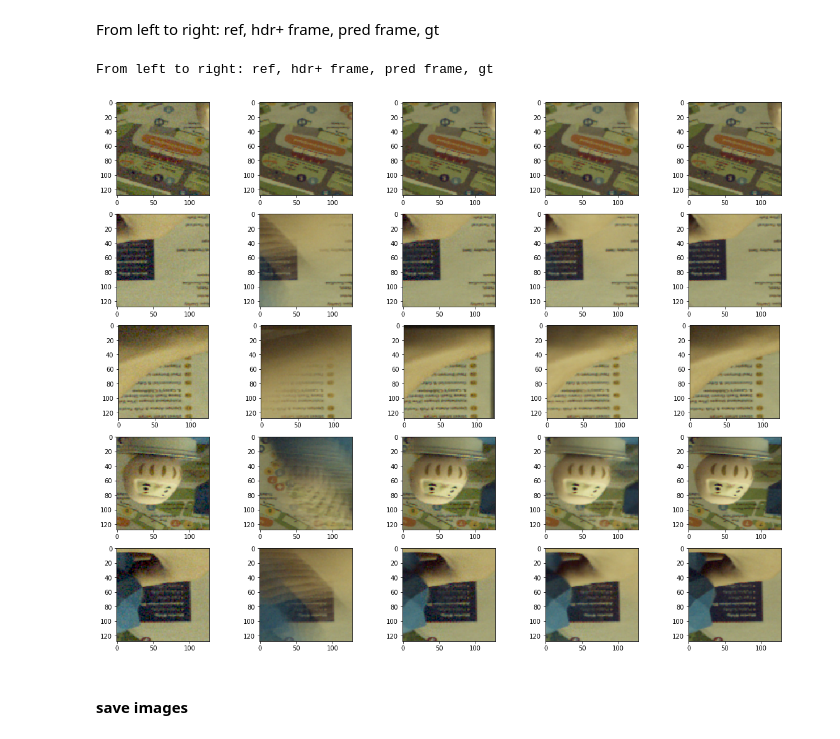
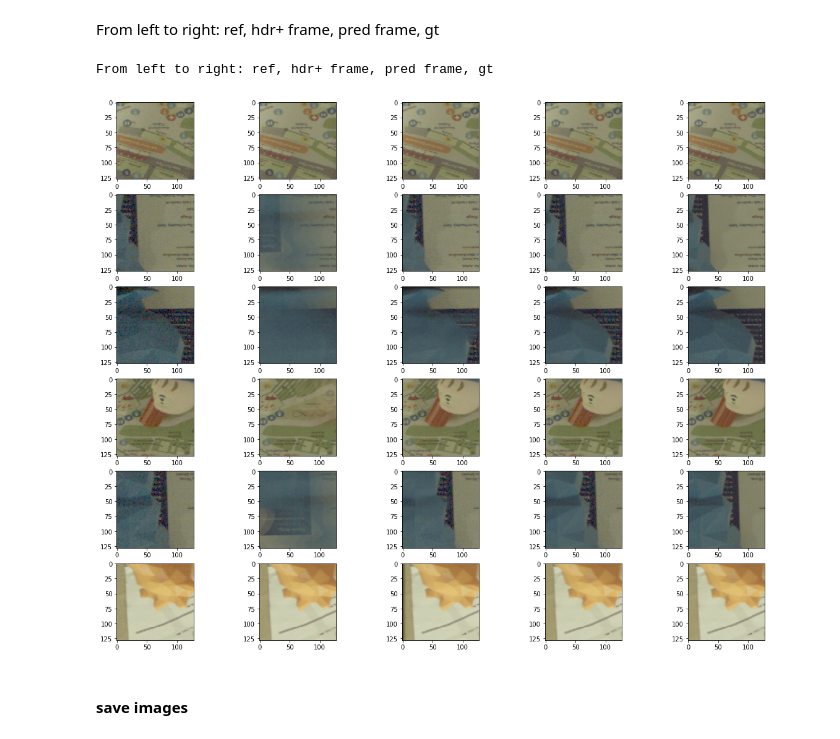
Before and after one commit to cianhwang/hdr_video, a Jupyter notebook: model/eval.ipynb, the cells around one changed output. Cells and saved outputs as stored; diff of their text form; code cells hidden in the pictures.

```diff
--- a/model/eval.ipynb
+++ b/model/eval.ipynb
@@ -25,6 +25,6 @@ args = parser.parse_args("")
 with open('args.json', 'r') as f:
     args.__dict__ = json.load(f)
 
-args.__dict__['merge_ver']='mp'
+args.__dict__['merge_ver']='m'
 print(args)
 # %% [output]
@@ -34,7 +34,7 @@ model = net.Net(args).cuda()
 optimizer = optim.Adam(filter(lambda p: p.requires_grad, model.parameters()), lr = 1e-4)
 loss_fn = nn.L1Loss()
 # %%
-restore_path = os.path.join('ckpt/1003_00_20/', 'best.pth.tar')
+restore_path = os.path.join('ckpt/1104_12_19/', 'best.pth.tar')
 
 # 0922_20_45 : merge_mask
 # 0928_19_43 : merge_mask w/ RAFT
@@ -46,6 +46,7 @@ restore_path = os.path.join('ckpt/1003_00_20/', 'best.pth.tar')
 # 1003_00_42t : mergenet-[p] fine-tuned on input_2.npy
 # 1015_17_50: mergenet-[mp] w/o layer5&6
 # 1015_22_29: mergenet-[m]
+# 1104_12_19: mergenet-[m] on 4K HDR
 model, optimizer, start_epoch, best_val_loss = load_checkpoint(restore_path, model, optimizer)
 print("epoch:", start_epoch)
 # %% [output]
@@ -81,7 +82,7 @@ labels_batch = labels_batch[:, :, :512, :window_size]#.pow(1/2.2)
 labels_batch = torch.clamp(labels_batch, 0., 1.)
 
 
-gamma_val = 1.5
+gamma_val = 2.2
 bit_depth = 5
 n_frames = 8
 
@@ -248,7 +249,7 @@ loss = 0.00785
 ## HDRPlus (!!Need to adjust merge threshold!!)
 # %%
 val_imgs = (val_batch[0].numpy()*1024.0).astype(np.int16) #* (2**bit_depth -1)).astype(np.uint16)
-output_hdrplus = HDRPlus_model(val_imgs, 8000.0)#.astype(np.uint16)
+output_hdrplus = HDRPlus_model(val_imgs, 1200.0)#.astype(np.uint16)
 # %% [output]
 merging 1th alternative frame
 merging 2th alternative frame
@@ -286,19 +287,19 @@ loss =  0.007680443766004638
 # %% [markdown]
 From left to right: ref, hdr+ frame, pred frame, gt
 # %%
-visual_list = [(200, 400), (100, 800), (0, 900), (150, 500), (90, 750)]
+visual_list = [(200, 400), (100, 800), (0, 700), (150, 500), (90, 750), (100, 0)]
 print("From left to right: ref, hdr+ frame, pred frame, gt")
 fig, ax = plt.subplots(len(visual_list), 5, figsize=(20, 16))
 for i, (x, y) in enumerate(visual_list):
     ax[i][0].imshow(rgb_ref[x:x+128, y:y+128])
     ax[i][1].imshow(rgb_avg[x:x+128, y:y+128])
     ax[i][2].imshow(rgb_hdrp[x:x+128, y:y+128])
     ax[i][3].imshow(rgb_output[x:x+128, y:y+128])
     ax[i][4].imshow(rgb_gt[x:x+128, y:y+128])
 plt.show()
 # %% [output]
 From left to right: ref, hdr+ frame, pred frame, gt
-[figure, old version]
+[figure, new version]
 # %%
 # fig, ax = plt.subplots(3, 4, figsize=(20, 16))
 # ax[0][0].imshow(rgb_ref[100:100+256, 155:155+256])
```
Also changed, not shown: parts of 14 cells of this notebook, 1 other file.
